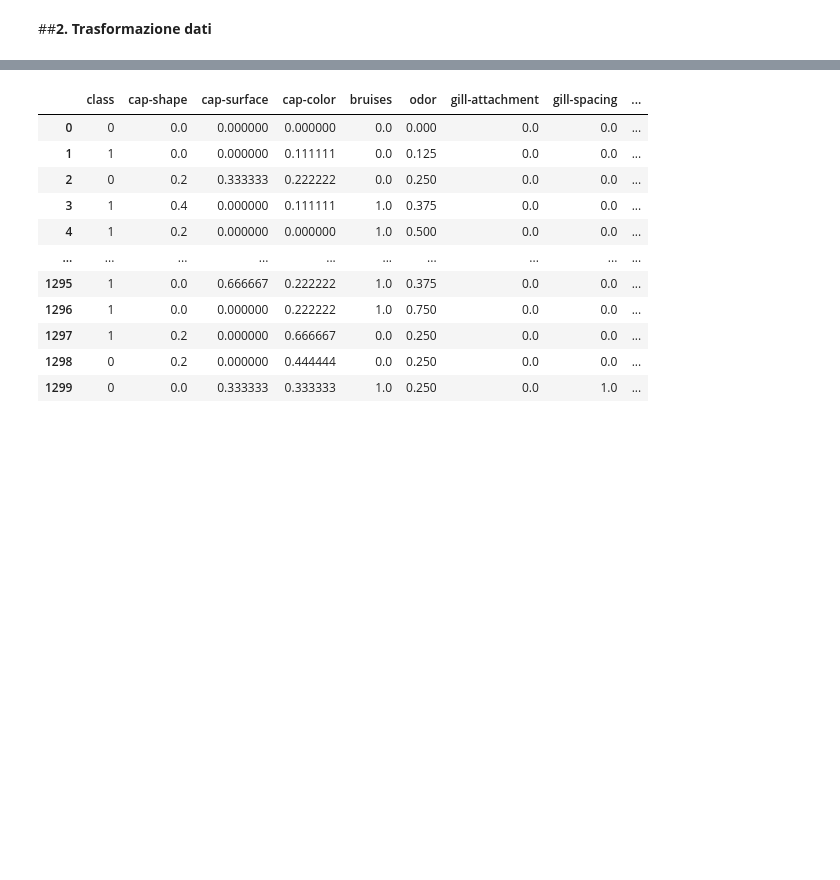
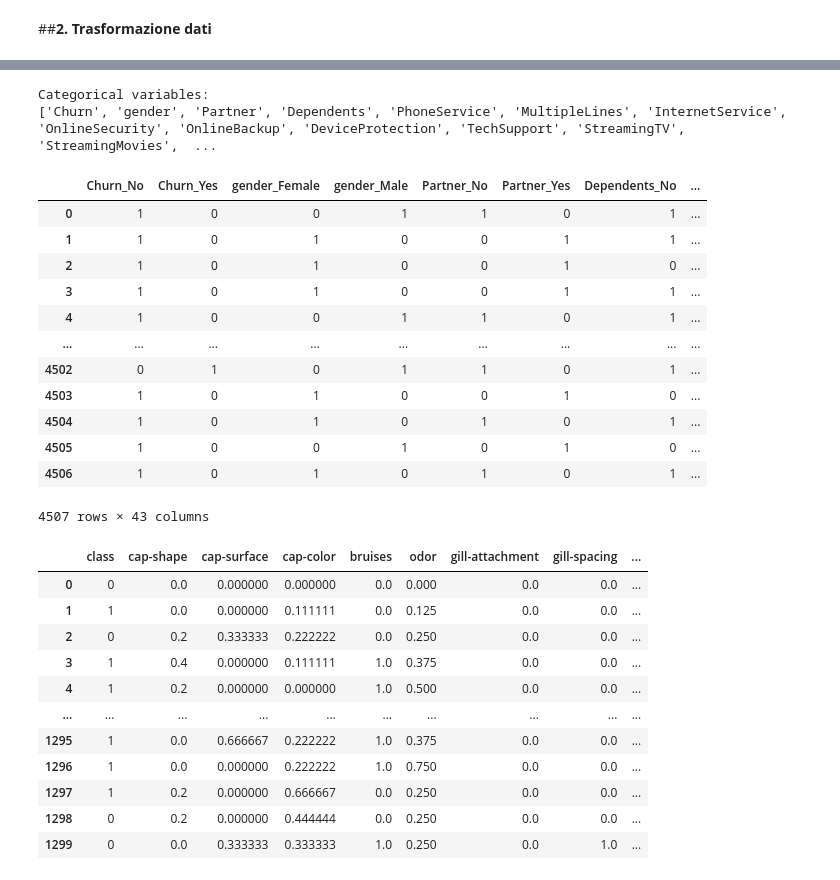
Before and after one commit to MichelaPascale/Challenges, a Jupyter notebook: Notebook_training2.ipynb, the cells around one changed output, grey strips where cells are left out. Cells and saved outputs as stored; diff of their text form; code cells hidden in the pictures; blank space fills up the shorter version.

```diff
--- a/Notebook_training2.ipynb
+++ b/Notebook_training2.ipynb
@@ -98,10 +98,10 @@ memory usage: 185.0+ KB
 ##**2. Trasformazione dati**
 # %%
 # Tolgo la colonna customerID perché non necessaria
-train_data.drop(["customerID"],axis=1,inplace=True)
-train_data.drop(["customerID"],axis=1,inplace=True)
+train.drop("customerID",axis=1,inplace=True)
+train.drop("customerID",axis=1,inplace=True)
 # %%
 # Trasformo la colonna TotalCharges da object a float64
-train_data['TotalCharges'] = pd.to_numeric(train_data.TotalCharges, errors='coerce')
+train['TotalCharges'] = pd.to_numeric(train.TotalCharges, errors='coerce')
 # %%
 # Trasformo la colonna TotalCharges da object a float64
@@ -109 +135,31 @@ test_data['TotalCharges'] = pd.to_numeric(test_data.TotalCharges, errors='coerce
+# %%
+#Ora modifico i valori delle features, in modo tale da avere solo numeri interi o floats e non più lettere con OneHot
+
+# Faccio una lista delle features che hanno come tipo objects
+s = (train.dtypes == 'object')
+object_cols = list(s[s].index)
+
+print("Categorical variables:")
+print(object_cols)
+# %% [output]
+Categorical variables:
+['Churn', 'gender', 'Partner', 'Dependents', 'PhoneService', 'MultipleLines', 'InternetService', 'OnlineSecurity', 'OnlineBackup', 'DeviceProtection', 'TechSupport', 'StreamingTV', 'StreamingMovies',  ...
+# %%
+train = pd.get_dummies(train[object_cols])
+# %%
+train
+# %% [output]
+|  | Churn_No | Churn_Yes | gender_Female | gender_Male | Partner_No | Partner_Yes | Dependents_No | ... |
+| 0 | 1 | 0 | 0 | 1 | 1 | 0 | 1 | ... |
+| 1 | 1 | 0 | 1 | 0 | 0 | 1 | 1 | ... |
+| 2 | 1 | 0 | 1 | 0 | 0 | 1 | 0 | ... |
+| 3 | 1 | 0 | 1 | 0 | 0 | 1 | 1 | ... |
+| 4 | 1 | 0 | 0 | 1 | 1 | 0 | 1 | ... |
+| ... | ... | ... | ... | ... | ... | ... | ... | ... |
+| 4502 | 0 | 1 | 0 | 1 | 1 | 0 | 1 | ... |
+| 4503 | 1 | 0 | 1 | 0 | 0 | 1 | 0 | ... |
+| 4504 | 1 | 0 | 1 | 0 | 1 | 0 | 1 | ... |
+| 4505 | 1 | 0 | 0 | 1 | 0 | 1 | 0 | ... |
+| 4506 | 1 | 0 | 1 | 0 | 1 | 0 | 1 | ... |
+4507 rows × 43 columns
 # %%
```
Also changed, not shown: parts of 11 cells of this notebook.
